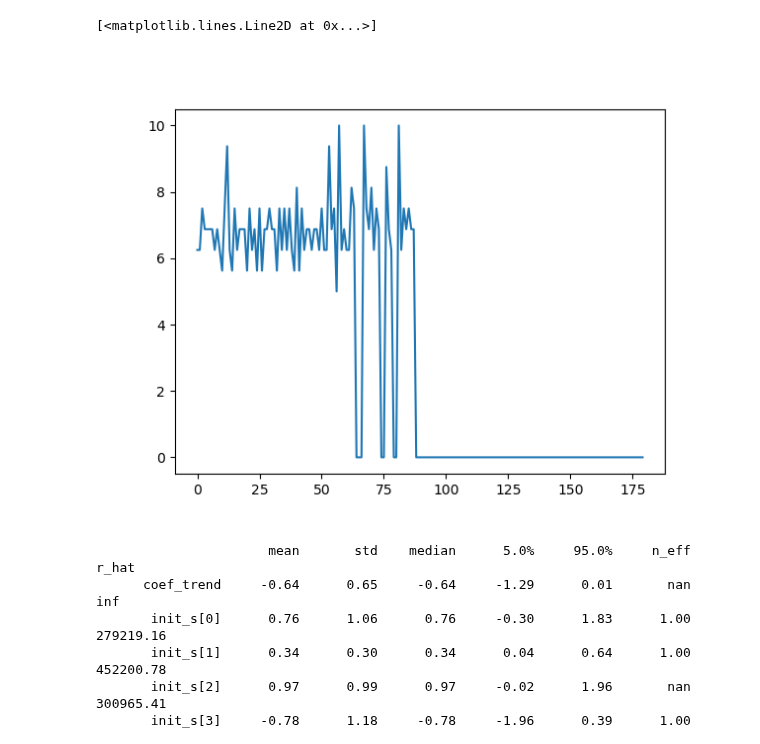
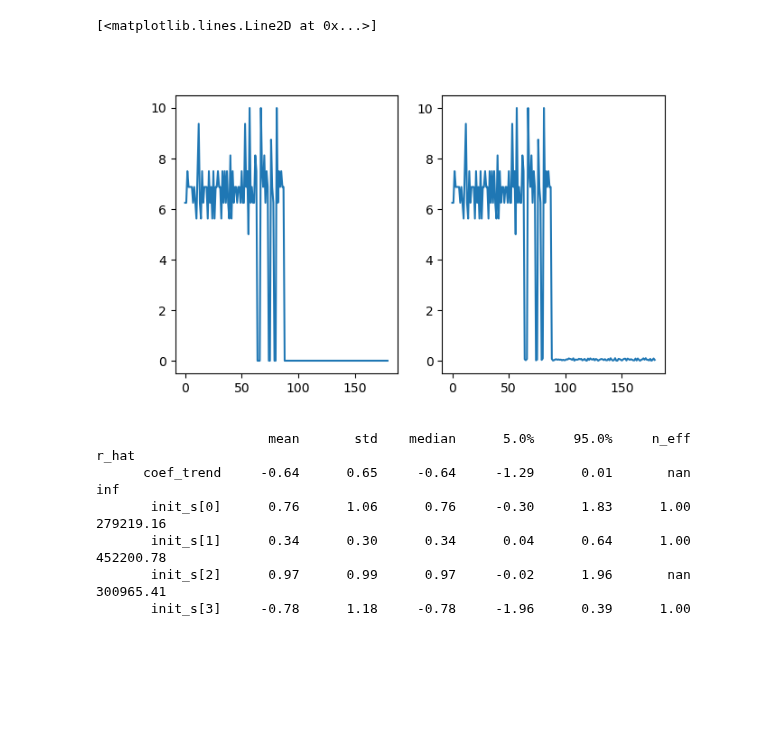
Before and after one commit to protocol/filecoin-agent-twin, a Jupyter notebook: notebooks/mcmc_nan_debug.ipynb, the cells around one changed output. Cells and saved outputs as stored; diff of their text form; code cells hidden in the pictures; blank space fills up the shorter version.

```diff
--- a/notebooks/mcmc_nan_debug.ipynb
+++ b/notebooks/mcmc_nan_debug.ipynb
@@ -19,19 +20,30 @@ with open('nan_rb_onboard.pkl', 'rb') as f:
 # %%
 y_train = debug_data['y_train']
 y_scale = debug_data['y_scale']
 forecast_length = debug_data['forecast_length']
 num_warmup_mcmc = debug_data['num_warmup_mcmc']
 num_samples_mcmc = debug_data['num_samples_mcmc']
 seasonality_mcmc = debug_data['seasonality_mcmc']
 num_chains_mcmc = debug_data['num_chains_mcmc']
 
 assert len(np.where(np.isnan(y_train))[0]) == 0
 
-y = jnp.array(y_train) / y_scale
+y1 = jnp.array(y_train) / y_scale
 
-plt.figure()
-plt.plot(y)
+y2 = copy.copy(y_train)
+zero_idxs = np.where(y2==1e-6)[0]
+zero_noise_add = np.random.beta(1,1, size=(len(zero_idxs)))
+y2[zero_idxs] = zero_noise_add * 1e-1
+y2 = jnp.array(y2) / y_scale
+
+
+plt.figure(figsize=(7,4))
+plt.subplot(1,2,1)
+plt.plot(y1)
+
+plt.subplot(1,2,2)
+plt.plot(y2)
 # %% [output]
 [<matplotlib.lines.Line2D at 0x...>]
-[figure, old version]
+[figure, new version]
 # %%
```
Also changed, not shown: parts of 5 cells of this notebook.
